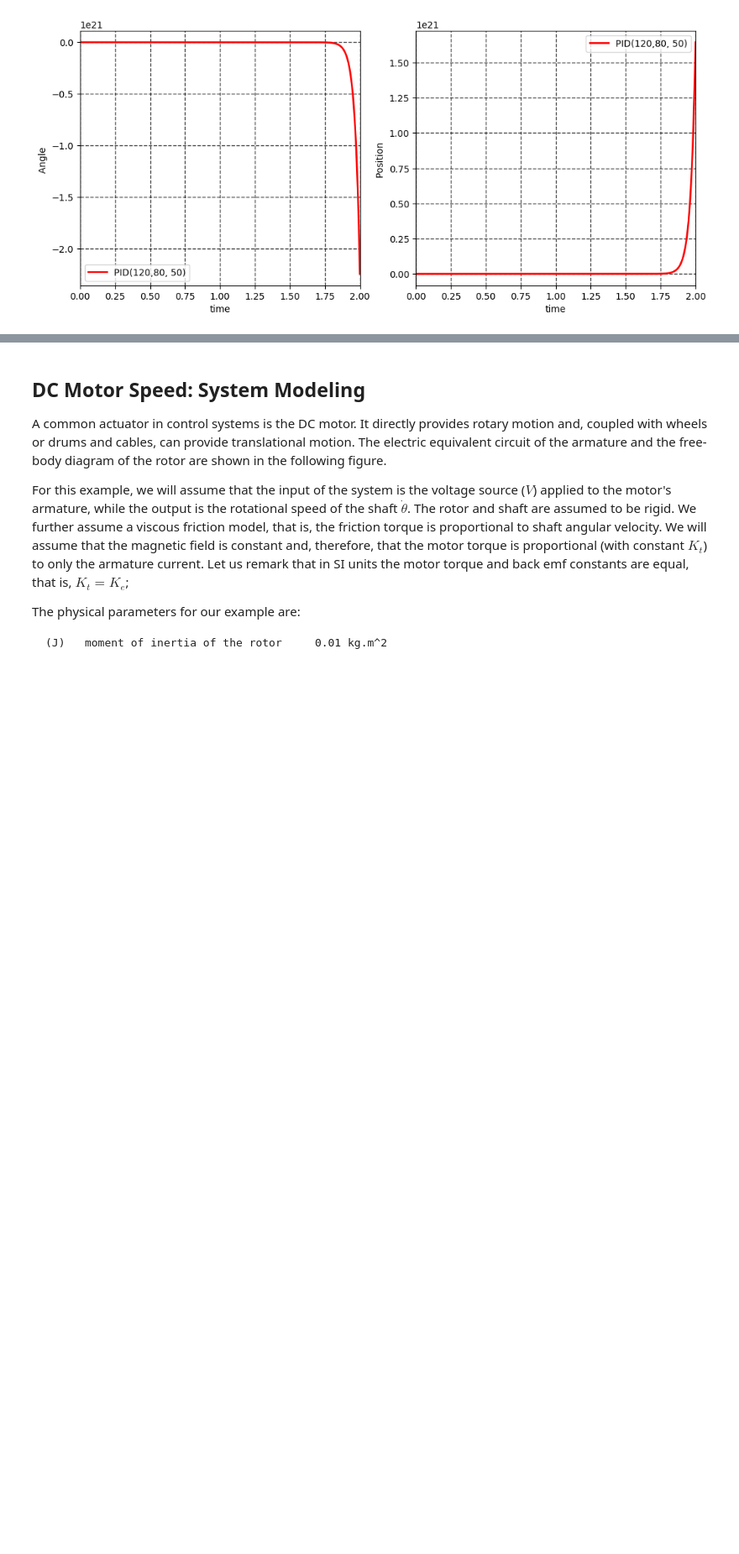
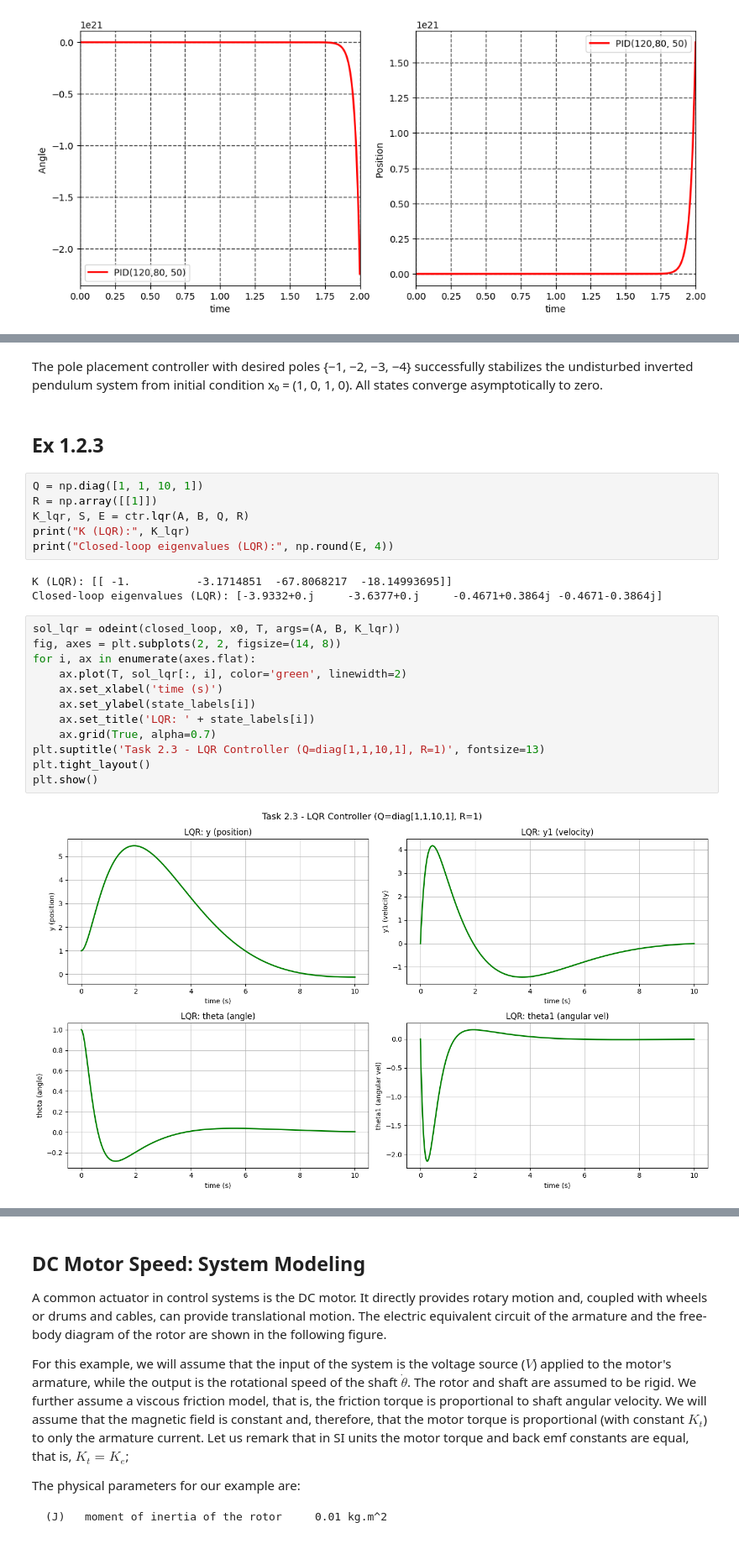
Before and after one commit to FBI-openup/CT_Control-theory, a Jupyter notebook: ZHANG Boyuan_TP4.ipynb, the cells around one changed output, grey strips where cells are left out. Shown at 84% size. Cells and saved outputs as stored; diff of their text form; blank space fills up the shorter version.

```diff
--- a/ZHANG Boyuan_TP4.ipynb
+++ b/ZHANG Boyuan_TP4.ipynb
@@ -223,0 +293,27 @@ Text(0, 0.5, 'Position ')
+# %% [markdown]
+The pole placement controller with desired poles {−1, −2, −3, −4} successfully stabilizes the undisturbed inverted pendulum system from initial condition x₀ = (1, 0, 1, 0). All states converge asymptotically to zero.
+# %% [markdown]
+## Ex 1.2.3
+# %%
+Q = np.diag([1, 1, 10, 1])
+R = np.array([[1]])
+K_lqr, S, E = ctr.lqr(A, B, Q, R)
+print("K (LQR):", K_lqr)
+print("Closed-loop eigenvalues (LQR):", np.round(E, 4))
+# %% [output]
+K (LQR): [[ -1.          -3.1714851  -67.8068217  -18.14993695]]
+Closed-loop eigenvalues (LQR): [-3.9332+0.j     -3.6377+0.j     -0.4671+0.3864j -0.4671-0.3864j]
+# %%
+sol_lqr = odeint(closed_loop, x0, T, args=(A, B, K_lqr))
+fig, axes = plt.subplots(2, 2, figsize=(14, 8))
+for i, ax in enumerate(axes.flat):
+    ax.plot(T, sol_lqr[:, i], color='green', linewidth=2)
+    ax.set_xlabel('time (s)')
+    ax.set_ylabel(state_labels[i])
+    ax.set_title('LQR: ' + state_labels[i])
+    ax.grid(True, alpha=0.7)
+plt.suptitle('Task 2.3 - LQR Controller (Q=diag[1,1,10,1], R=1)', fontsize=13)
+plt.tight_layout()
+plt.show()
+# %% [output]
+[figure, added]
```
Also changed, not shown: parts of 12 cells of this notebook.
